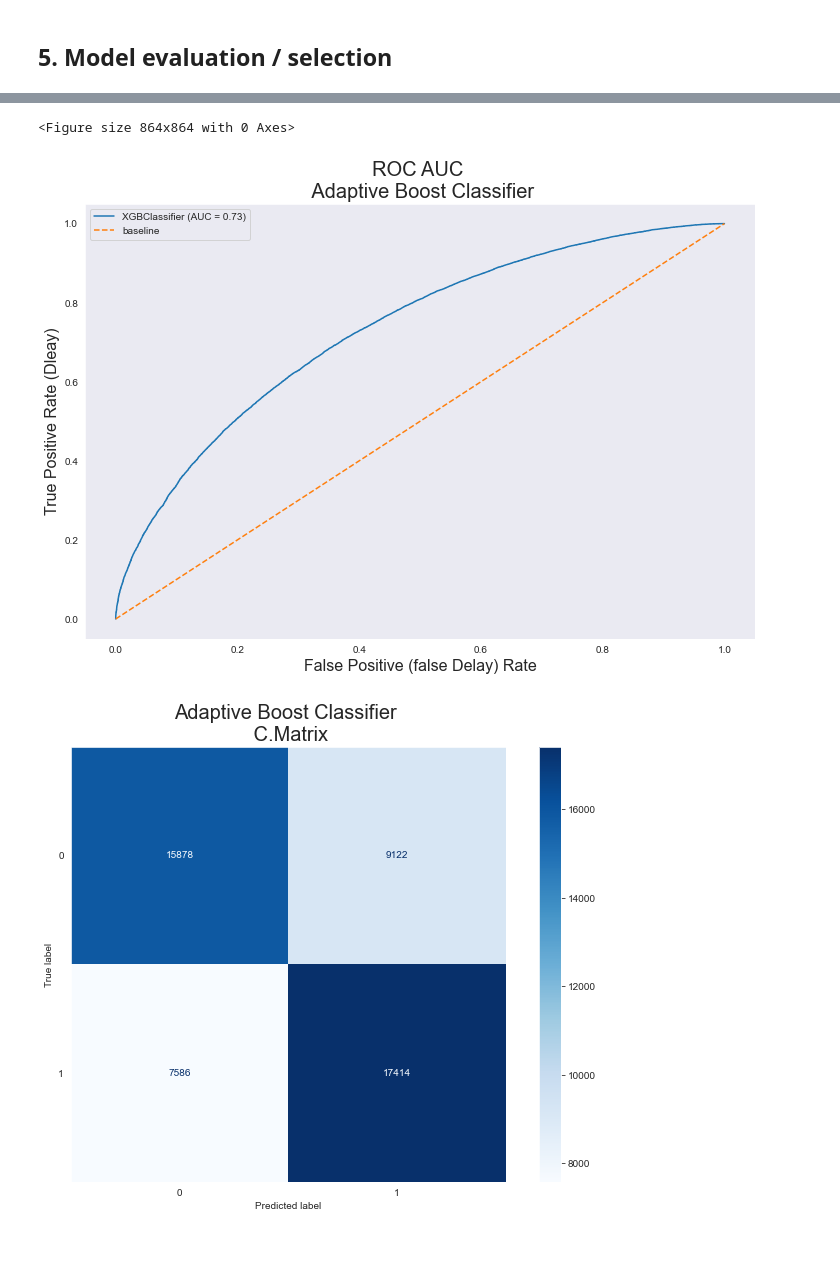
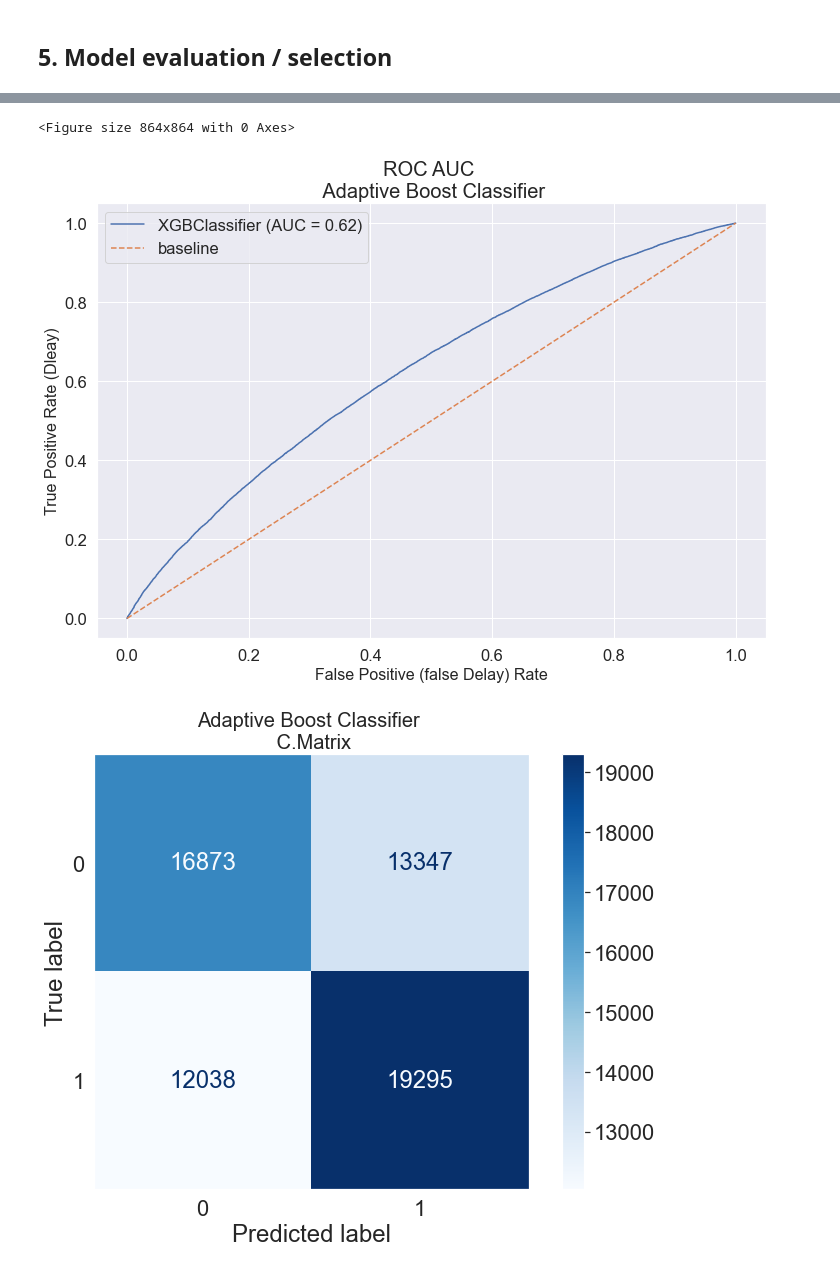
Before and after one commit to nvbergen/predicting_air_delays, a Jupyter notebook: Code/03_model.ipynb, the cells around one changed output, grey strips where cells are left out. Saved outputs shown, nothing was run; the diff lists cells and outputs as text; code cells hidden in the pictures.

```diff
--- a/Code/03_model.ipynb
+++ b/Code/03_model.ipynb
@@ -178,8 +178,8 @@ Next we are going to take a sample and then measure what we need to do with our
 ontime = flights[flights['delayed']==0]
 delayed = flights[flights['delayed']==1]
 # %%
-sample_0 = ontime.sample(n = 100_000, random_state =42, ignore_index = True)
-sample_1 = delayed.sample(n = 100_000, random_state =42, ignore_index = True)
+sample_0 = ontime.sample(frac =.075, random_state =42, ignore_index = True)
+sample_1 = delayed.sample(frac =.075, random_state =42, ignore_index = True)
 # %%
 sample = sample_0.append(sample_1, ignore_index = True)
 # %%
@@ -377,2 +353,2 @@ Name: delayed, Length: 200000, dtype: int64
 # %%
-X_train, X_test, y_train, y_test = train_test_split(X, y, random_state=42, stratify=y)
+X_train, X_test, y_train, y_test = train_test_split(X, y, test_size = .3, random_state=42)
@@ -571,3 +561,3 @@ Lets first see where we stand in so far as bias vs. variance is concerned.
 # %%
-xg.fit(X_test, y_test)
+xg.fit(X_train, y_train)
 # %% [output]
@@ -581,6 +571,7 @@ XGBClassifier(base_score=0.5, booster='gbtree', colsample_bylevel=1,
               reg_alpha=0, reg_lambda=1, scale_pos_weight=1, subsample=1,
               tree_method='hist', validate_parameters=1, verbosity=None)
 # %%
+plt.rcParams["figure.figsize"] = (12,8);
 plt.figure(figsize = (12,12))
 plot_roc_curve(xg, X_test, y_test)
 plt.title('ROC AUC \n Adaptive Boost Classifier',size =20)
@@ -589,13 +580,19 @@ plt.plot([0, 1], [0, 1],
 plt.xlabel('False Positive (false Delay) Rate', size = 16)
 plt.ylabel('True Positive Rate (Dleay)', size = 16)
 plt.legend();
+plt.savefig("../Assets/XGB_init_ROC_plot.pdf", bbox_inches="tight")
 # %% [output]
 <Figure size 864x864 with 0 Axes>
-[figure, old version]
+[figure, new version]
 # %%
+sns.reset_orig()
+plt.rcParams["figure.figsize"] = (12,8);
 sns.set_style('dark')
+sns.set(font_scale=2)
 plot_confusion_matrix(xg, X_test, y_test, cmap='Blues');
+plt.grid(False)
 plt.title('Adaptive Boost Classifier \n C.Matrix', size= 20);
+plt.savefig("../Assets/XGB_init_confuse.pdf", bbox_inches="tight")
 # %% [output]
-[figure, old version]
+[figure, new version]
 # %%
```
Also changed, not shown: parts of 66 cells of this notebook.
